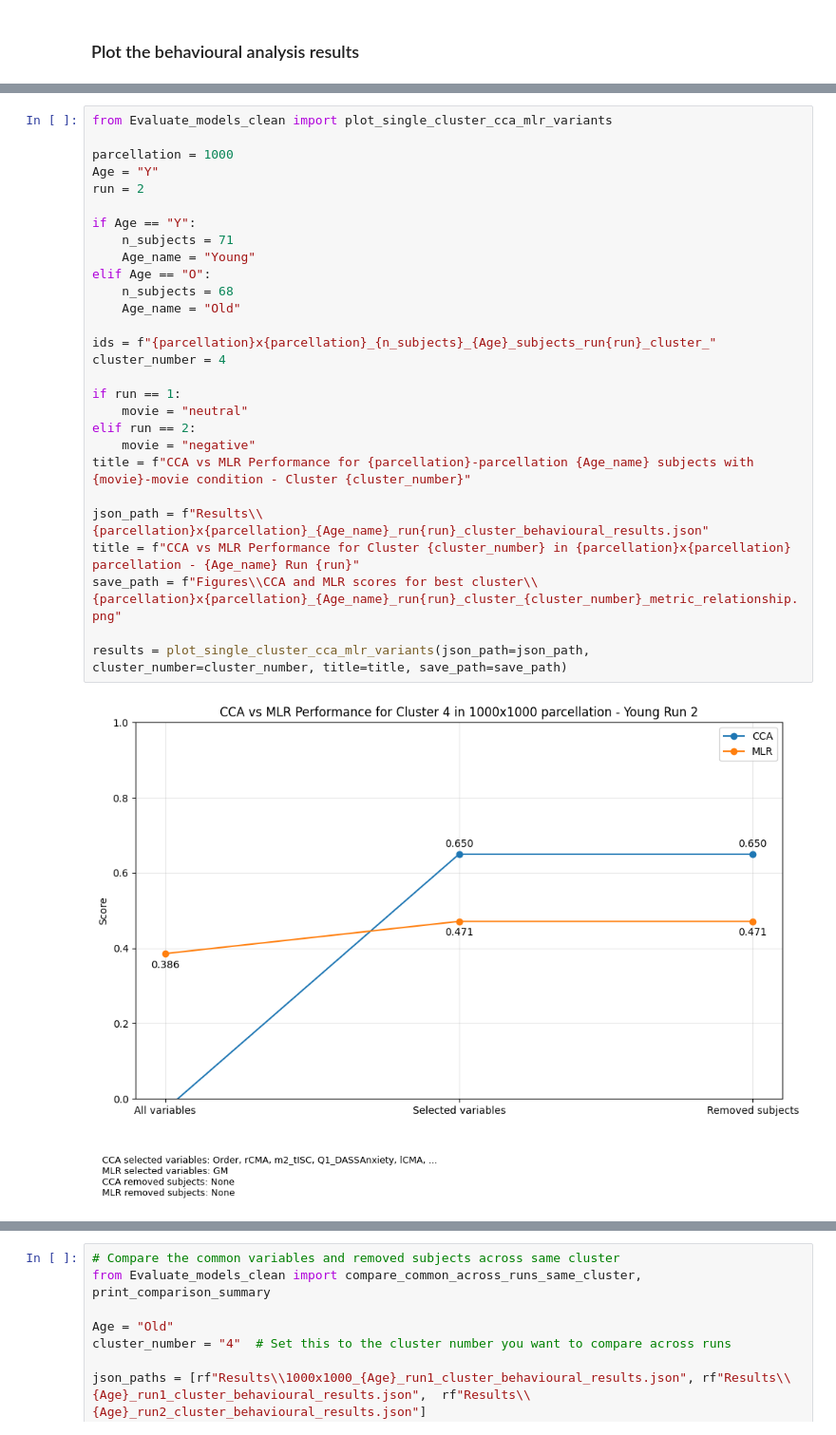
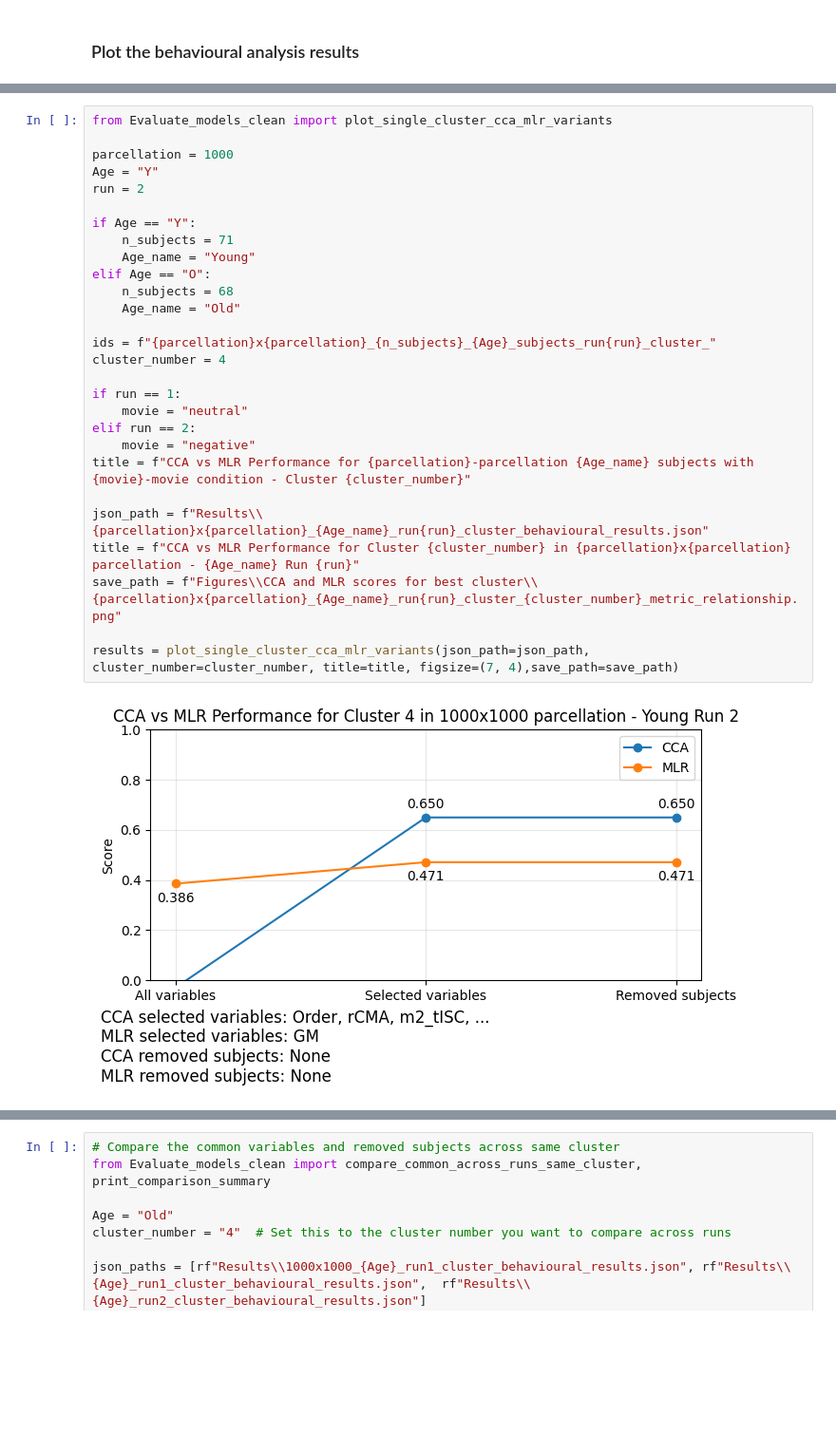
Before and after one commit to Oddrne/Master-Thesis-Autoencoder-and-UMAP-clustering-on-functional-connectivity, a Jupyter notebook: main.ipynb, the cells around one changed output, grey strips where cells are left out. Shown at 95% size. Drawn from its saved outputs; the diff is of its cells as text; blank space fills up the shorter version.

```diff
--- a/main.ipynb
+++ b/main.ipynb
@@ -597,33 +673,33 @@ results = plot_cca_mlr_across_clusters(json_path, title=title, save_path=save_pa
 # %%
 from Evaluate_models_clean import plot_single_cluster_cca_mlr_variants
 
 parcellation = 1000
 Age = "Y"
 run = 2
 
 if Age == "Y":
     n_subjects = 71
     Age_name = "Young"
 elif Age == "O":
     n_subjects = 68
     Age_name = "Old"
 
 ids = f"{parcellation}x{parcellation}_{n_subjects}_{Age}_subjects_run{run}_cluster_"
 cluster_number = 4
 
 if run == 1:
     movie = "neutral"
 elif run == 2:
     movie = "negative"
 title = f"CCA vs MLR Performance for {parcellation}-parcellation {Age_name} subjects with {movie}-movie condition - Cluster {cluster_number}"
 
 json_path = f"Results\\{parcellation}x{parcellation}_{Age_name}_run{run}_cluster_behavioural_results.json"
 title = f"CCA vs MLR Performance for Cluster {cluster_number} in {parcellation}x{parcellation} parcellation - {Age_name} Run {run}"
 save_path = f"Figures\\CCA and MLR scores for best cluster\\{parcellation}x{parcellation}_{Age_name}_run{run}_cluster_{cluster_number}_metric_relationship.png"
 
-results = plot_single_cluster_cca_mlr_variants(json_path=json_path, cluster_number=cluster_number, title=title, save_path=save_path)
+results = plot_single_cluster_cca_mlr_variants(json_path=json_path, cluster_number=cluster_number, title=title, figsize=(7, 4),save_path=save_path)
 # %% [output]
-[figure, old version]
+[figure, new version]
 # %%
 # Compare the common variables and removed subjects across clusters
 from Evaluate_models_clean import compare_common_across_clusters, print_comparison_summary
```
Also changed, not shown: parts of 17 cells of this notebook, 4 other files.
